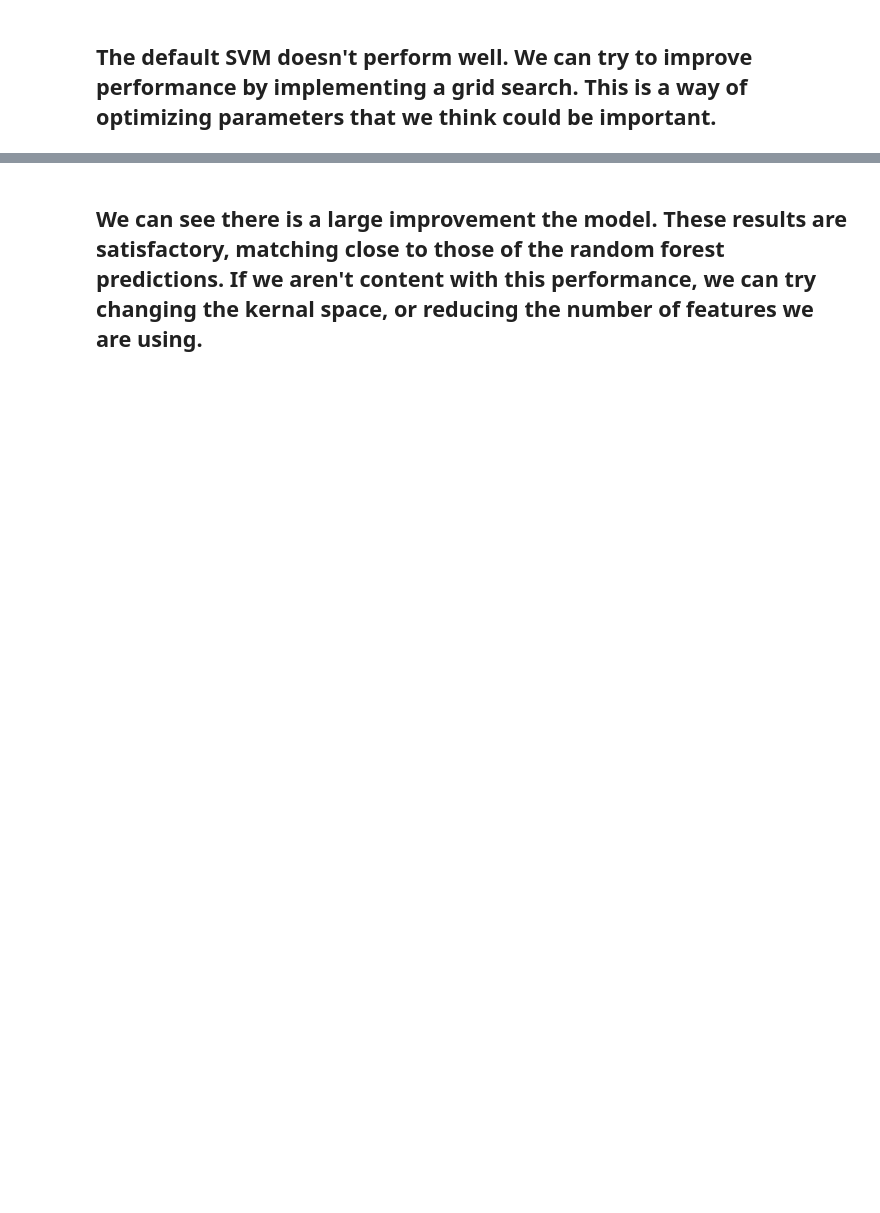
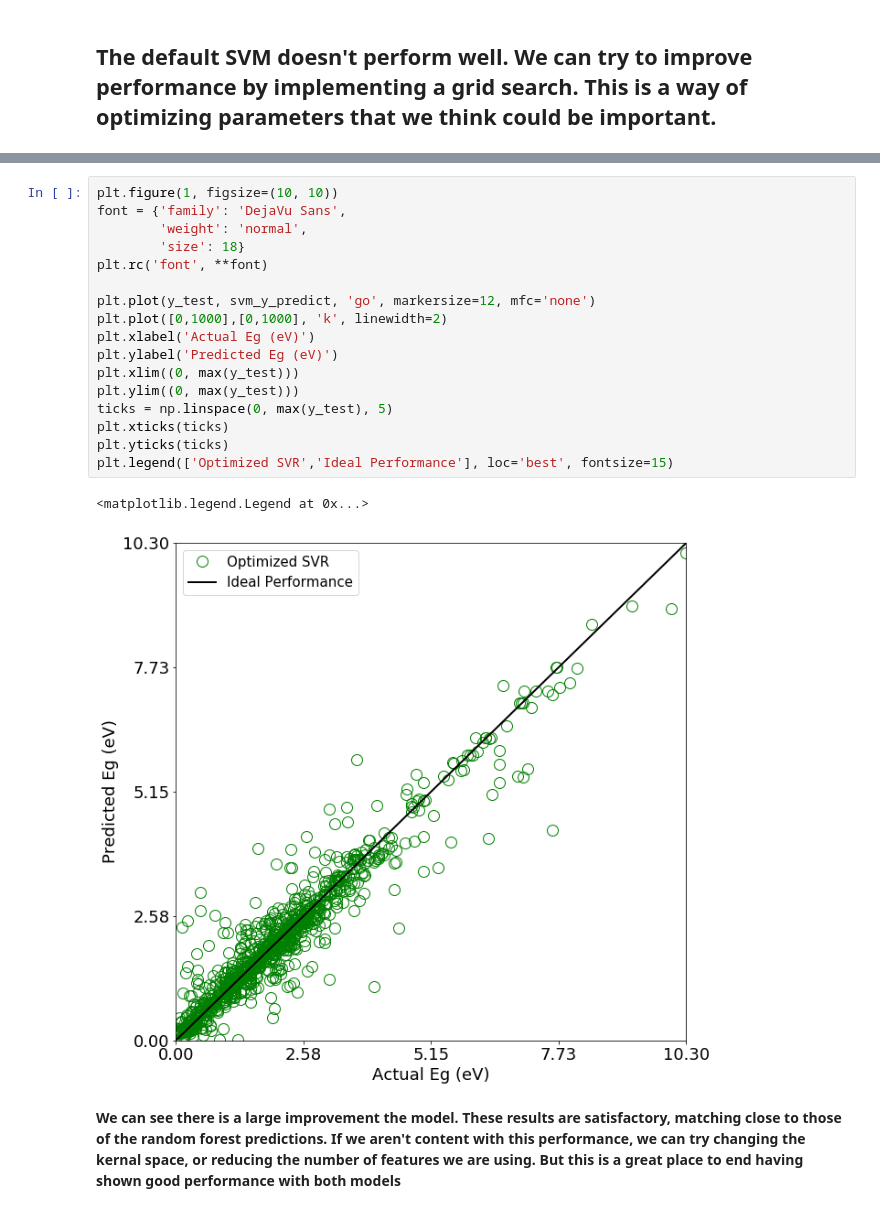
Before and after one commit to Kaaiian/mse_machine_learning_workshop, a Jupyter notebook: Workshop/MSE WORKSHOP WALKTHROUGH.ipynb, the cells around one changed output, grey strips where cells are left out. Saved outputs shown, nothing was run; the diff lists cells and outputs as text; blank space fills up the shorter version.

```diff
--- a/Workshop/MSE WORKSHOP WALKTHROUGH.ipynb
+++ b/Workshop/MSE WORKSHOP WALKTHROUGH.ipynb
@@ -303,2 +342,22 @@ mse: 0.211656, rmse: 0.460060
+# %%
+plt.figure(1, figsize=(10, 10))
+font = {'family': 'DejaVu Sans',
+        'weight': 'normal',
+        'size': 18}
+plt.rc('font', **font)
+
+plt.plot(y_test, svm_y_predict, 'go', markersize=12, mfc='none')
+plt.plot([0,1000],[0,1000], 'k', linewidth=2)
+plt.xlabel('Actual Eg (eV)')
+plt.ylabel('Predicted Eg (eV)')
+plt.xlim((0, max(y_test)))
+plt.ylim((0, max(y_test)))
+ticks = np.linspace(0, max(y_test), 5)
+plt.xticks(ticks)
+plt.yticks(ticks)
+plt.legend(['Optimized SVR','Ideal Performance'], loc='best', fontsize=15)
+# %% [output]
+<matplotlib.legend.Legend at 0x...>
+[figure, added]
 # %% [markdown]
-## We can see there is a large improvement the model. These results are satisfactory, matching close to those of the random forest predictions. If we aren't content with this performance, we can try changing the kernal space, or reducing the number of features we are using.
+__We can see there is a large improvement the model. These results are satisfactory, matching close to those of the random forest predictions. If we aren't content with this performance, we can try changing the kernal space, or reducing the number of features we are using. But this is a great place to end having shown good performance with both models__
```
Also changed, not shown: parts of 10 cells of this notebook.
